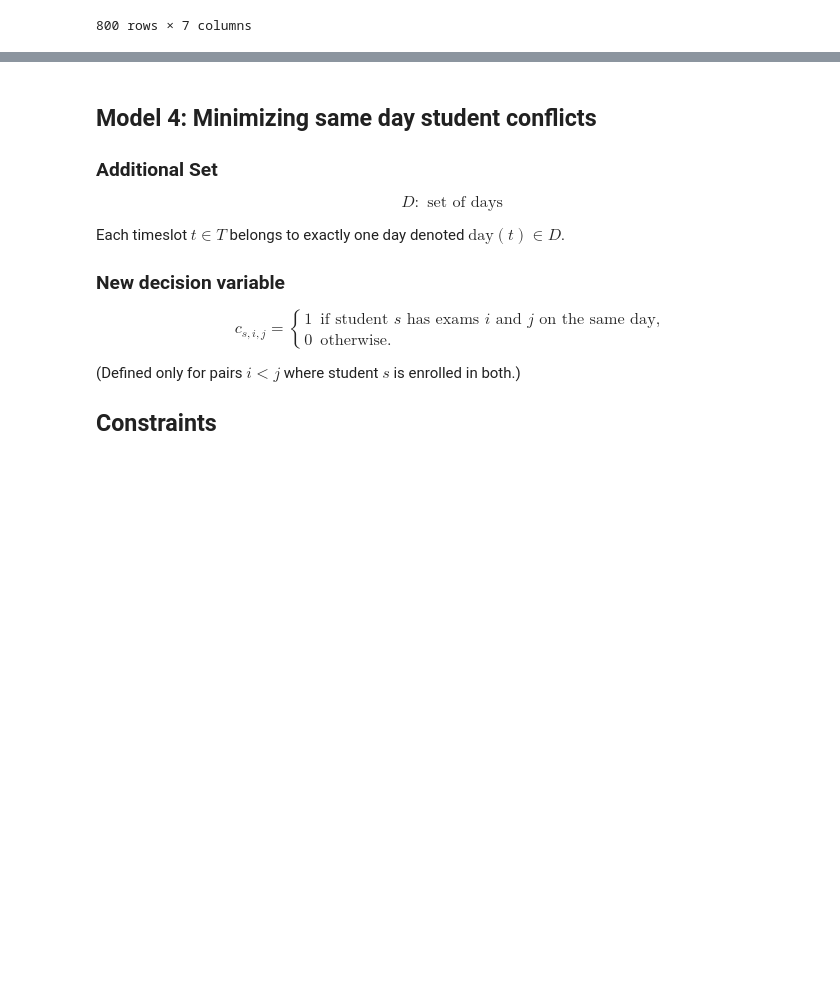
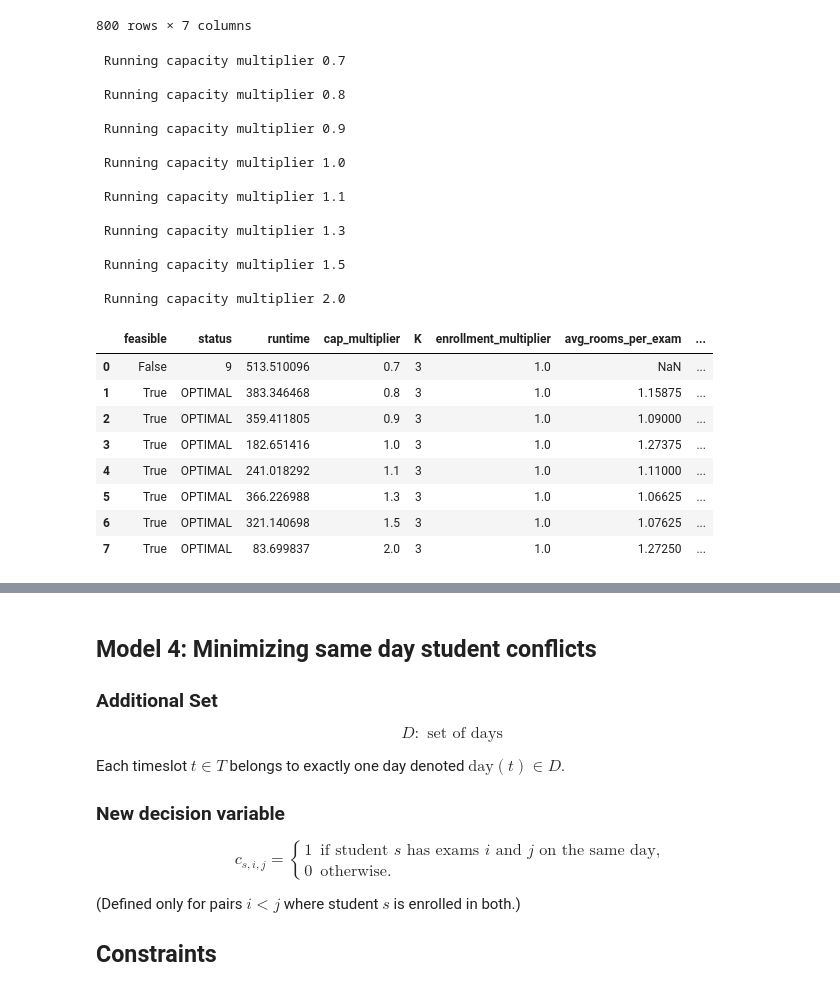
Before and after one commit to jennykhanhnguyen/optimize-exam-schedule, a Jupyter notebook: code/model.ipynb, the cells around one changed output, grey strips where cells are left out. Cells and saved outputs as stored; diff of their text form; code cells hidden in the pictures; blank space fills up the shorter version.

```diff
--- a/code/model.ipynb
+++ b/code/model.ipynb
@@ -1167,0 +1336,40 @@ schedule_df
+# %%
+def sensitivity_room_capacity():
+    multipliers = [0.7, 0.8, 0.9, 1.0, 1.1, 1.3, 1.5, 2.0]
+    results = []
+
+    for m in multipliers:
+        print(f"\n Running capacity multiplier {m}")
+        out = run_model(cap_multiplier=m)
+        results.append(out)
+
+    df = pd.DataFrame(results)
+    return df
+
+df_cap1 = sensitivity_room_capacity()
+df_cap1
+# %% [output]
+ Running capacity multiplier 0.7
+
+ Running capacity multiplier 0.8
+
+ Running capacity multiplier 0.9
+
+ Running capacity multiplier 1.0
+
+ Running capacity multiplier 1.1
+
+ Running capacity multiplier 1.3
+
+ Running capacity multiplier 1.5
+
+ Running capacity multiplier 2.0
+|  | feasible | status | runtime | cap_multiplier | K | enrollment_multiplier | avg_rooms_per_exam | ... |
+| 0 | False | 9 | 513.510096 | 0.7 | 3 | 1.0 | NaN | ... |
+| 1 | True | OPTIMAL | 383.346468 | 0.8 | 3 | 1.0 | 1.15875 | ... |
+| 2 | True | OPTIMAL | 359.411805 | 0.9 | 3 | 1.0 | 1.09000 | ... |
+| 3 | True | OPTIMAL | 182.651416 | 1.0 | 3 | 1.0 | 1.27375 | ... |
+| 4 | True | OPTIMAL | 241.018292 | 1.1 | 3 | 1.0 | 1.11000 | ... |
+| 5 | True | OPTIMAL | 366.226988 | 1.3 | 3 | 1.0 | 1.06625 | ... |
+| 6 | True | OPTIMAL | 321.140698 | 1.5 | 3 | 1.0 | 1.07625 | ... |
+| 7 | True | OPTIMAL | 83.699837 | 2.0 | 3 | 1.0 | 1.27250 | ... |
```
Also changed, not shown: parts of 11 cells of this notebook.
